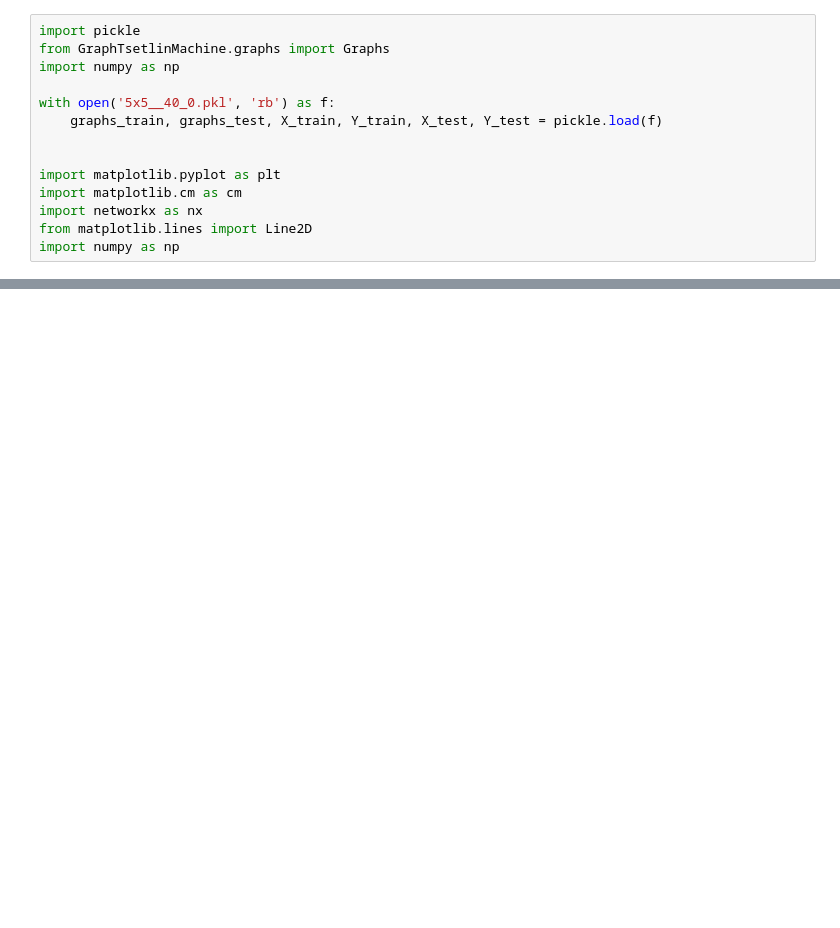
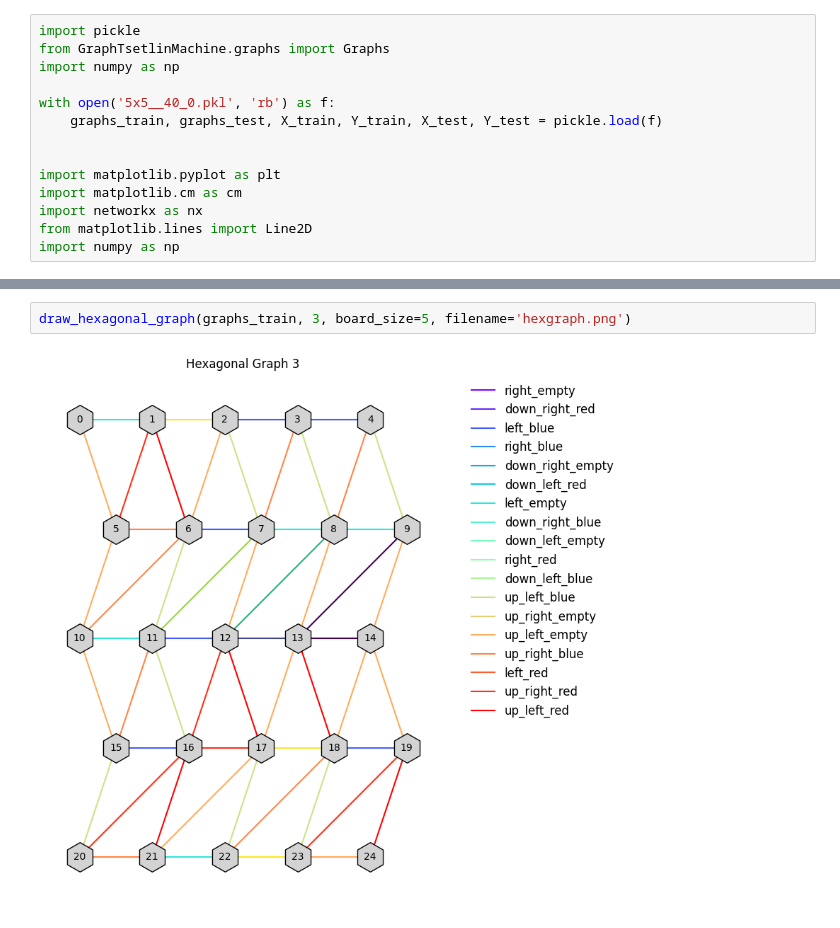
Before and after one commit to Jon-Ingvar-Skanoy/hex, a Jupyter notebook: draw_graph.ipynb, the cells around one changed output, grey strips where cells are left out. Saved outputs shown, nothing was run; the diff lists cells and outputs as text; blank space fills up the shorter version.

```diff
--- a/draw_graph.ipynb
+++ b/draw_graph.ipynb
@@ -92,0 +166,4 @@ draw_simple_graph(graphs_train, 0, board_size=5, filename='plotgraph.png')
+# %%
+draw_hexagonal_graph(graphs_train, 3, board_size=5, filename='hexgraph.png')
+# %% [output]
+[figure, added]
```
Also changed, not shown: parts of 3 cells of this notebook.
